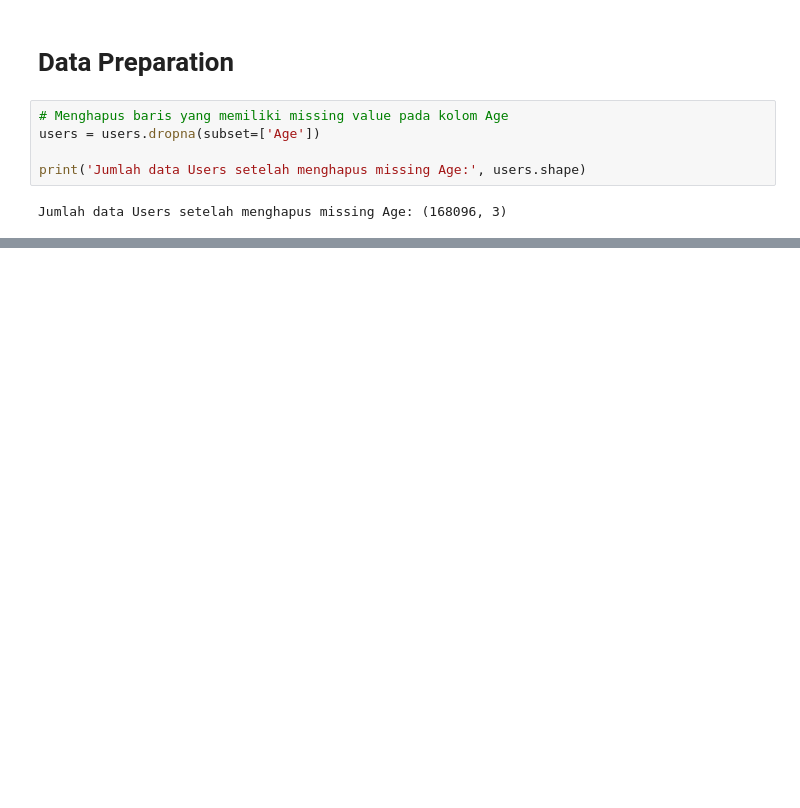
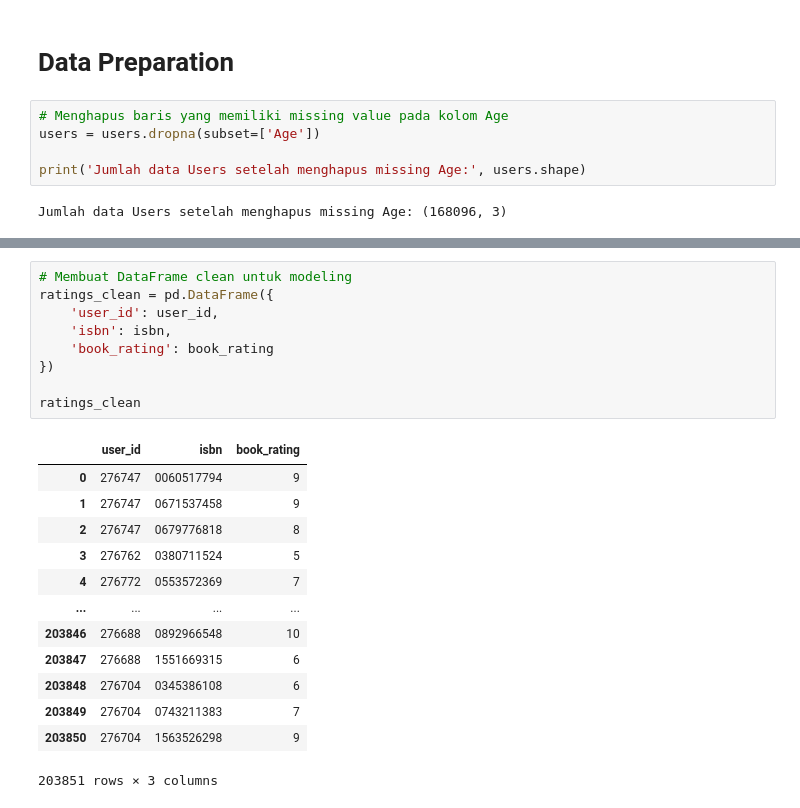
Before and after one commit to MuhDila/Submission_Proyek_Akhir_Membuat_Model_Sistem_Rekomendasi, a Jupyter notebook: notebook.ipynb, the cells around one changed output, grey strips where cells are left out. Saved outputs shown, nothing was run; the diff lists cells and outputs as text; blank space fills up the shorter version.

```diff
--- a/notebook.ipynb
+++ b/notebook.ipynb
@@ -759,0 +894,23 @@ Jumlah data Users setelah menghapus missing Age: (168096, 3)
+# %%
+# Membuat DataFrame clean untuk modeling
+ratings_clean = pd.DataFrame({
+    'user_id': user_id,
+    'isbn': isbn,
+    'book_rating': book_rating
+})
+
+ratings_clean
+# %% [output]
+|  | user_id | isbn | book_rating |
+| 0 | 276747 | 0060517794 | 9 |
+| 1 | 276747 | 0671537458 | 9 |
+| 2 | 276747 | 0679776818 | 8 |
+| 3 | 276762 | 0380711524 | 5 |
+| 4 | 276772 | 0553572369 | 7 |
+| ... | ... | ... | ... |
+| 203846 | 276688 | 0892966548 | 10 |
+| 203847 | 276688 | 1551669315 | 6 |
+| 203848 | 276704 | 0345386108 | 6 |
+| 203849 | 276704 | 0743211383 | 7 |
+| 203850 | 276704 | 1563526298 | 9 |
+203851 rows × 3 columns
```
Also changed, not shown: parts of 63 cells of this notebook, 1 other file.
